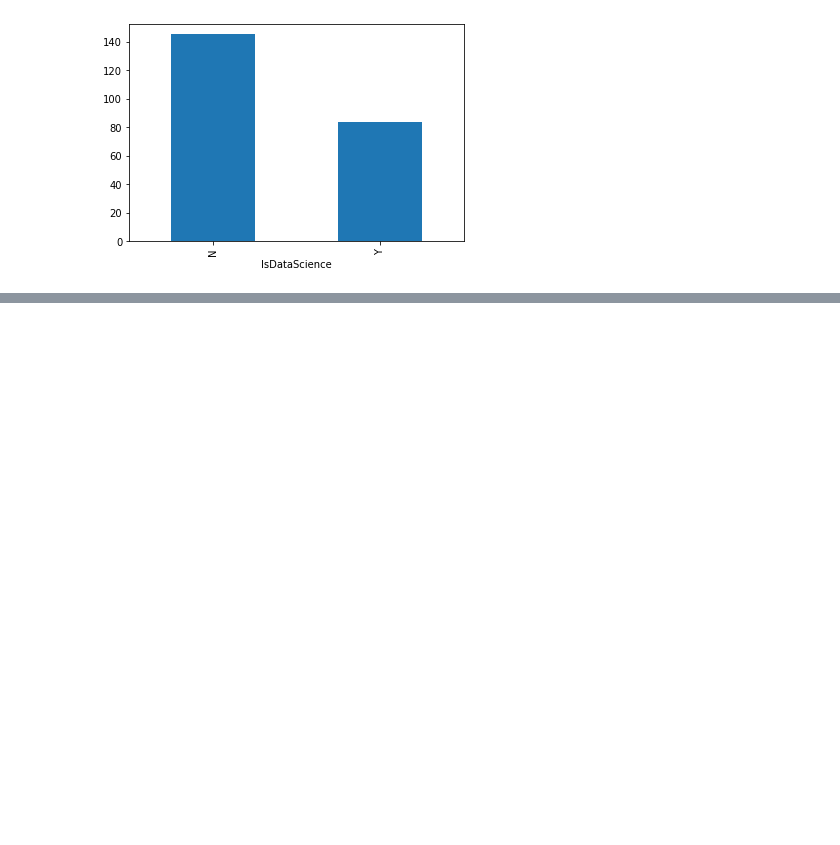
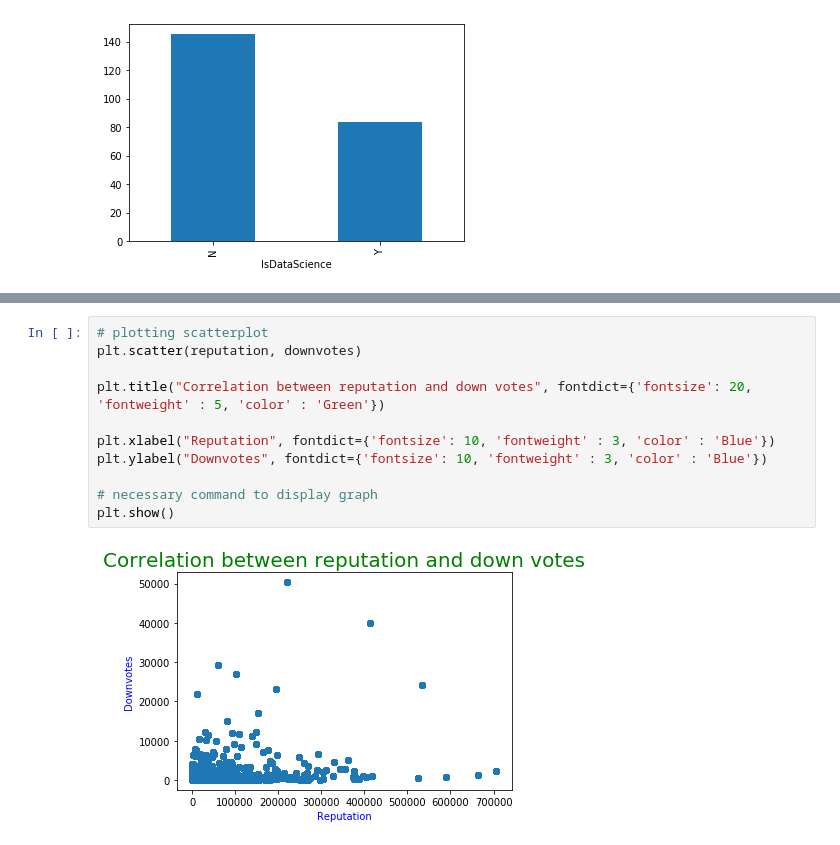
Before and after one commit to KarthikeyanVenkataraman/edastackoverflow, a Jupyter notebook: StackOverFlow_Draft.ipynb, the cells around one changed output, grey strips where cells are left out. Drawn from its saved outputs; the diff is of its cells as text; blank space fills up the shorter version.

```diff
--- a/StackOverFlow_Draft.ipynb
+++ b/StackOverFlow_Draft.ipynb
@@ -654,0 +497,13 @@ inpUsers.head(5)
+# %%
+# plotting scatterplot
+plt.scatter(reputation, downvotes)
+
+plt.title("Correlation between reputation and down votes", fontdict={'fontsize': 20, 'fontweight' : 5, 'color' : 'Green'})
+
+plt.xlabel("Reputation", fontdict={'fontsize': 10, 'fontweight' : 3, 'color' : 'Blue'})
+plt.ylabel("Downvotes", fontdict={'fontsize': 10, 'fontweight' : 3, 'color' : 'Blue'})
+
+# necessary command to display graph
+plt.show()
+# %% [output]
+[figure, added]
```
Also changed, not shown: parts of 33 cells of this notebook.
